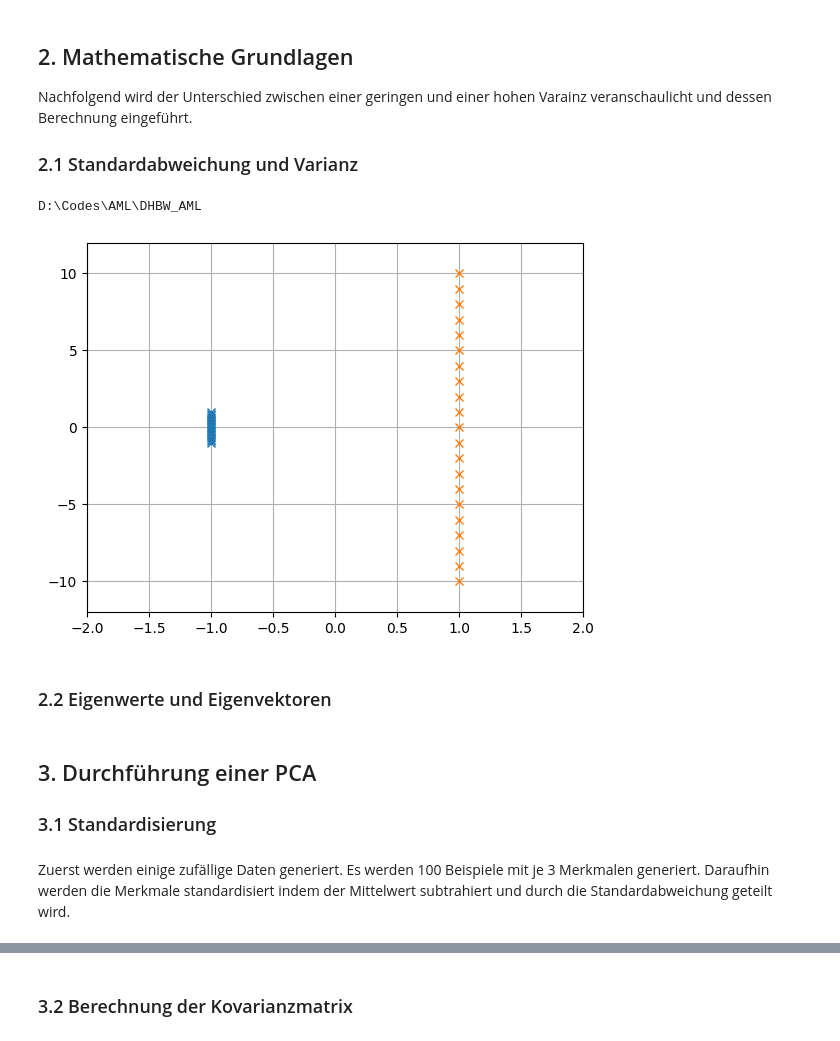
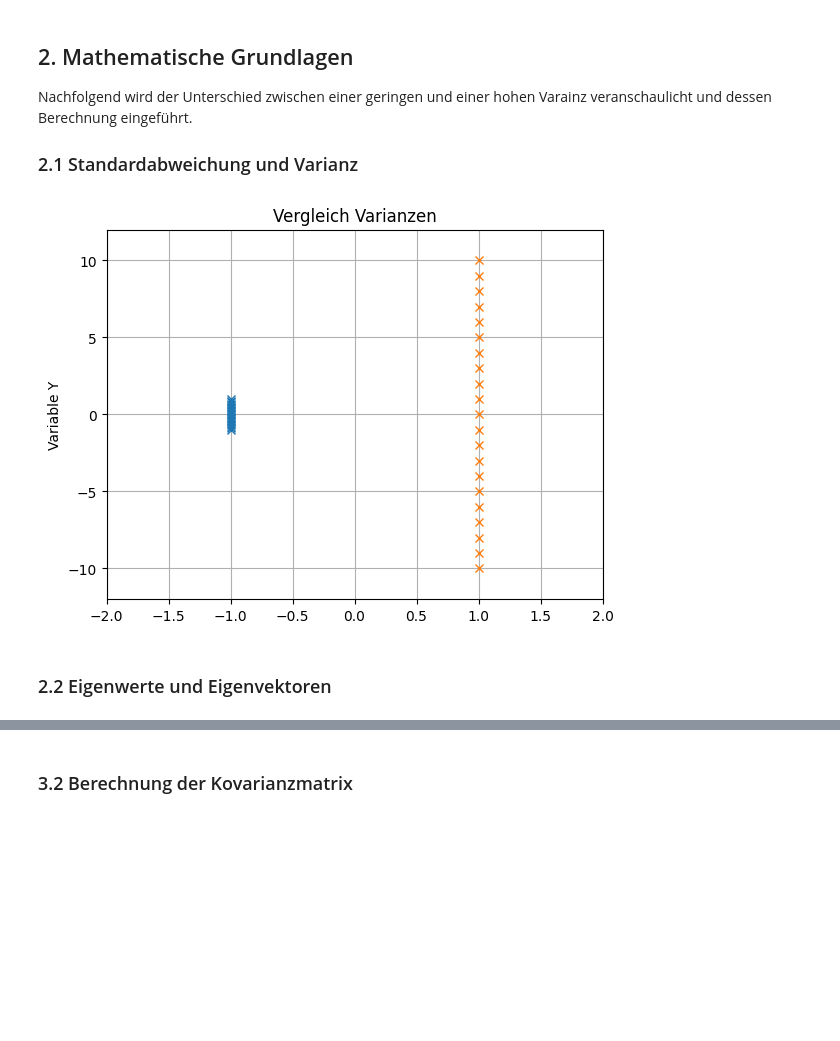
Before and after one commit to MoritzMSP/DHBW_AML, a Jupyter notebook: PCA.ipynb, the cells around one changed output, grey strips where cells are left out. Drawn from its saved outputs; the diff is of its cells as text; code cells hidden in the pictures; blank space fills up the shorter version.

Commit message:
Adds plots

```diff
--- a/PCA.ipynb
+++ b/PCA.ipynb
@@ -27,24 +27,22 @@ Nachfolgend wird der Unterschied zwischen einer geringen und einer hohen Varainz
 # %%
 #Erstellen von Daten
 X1 = np.arange(-1, 1.1, 0.1)
 X2 = np.arange(-10, 11, 1)
 Y1 = np.repeat(-1,len(X1))
 Y2 = np.repeat(1,len(X2))
 
 #Plotten von Daten
 plt.plot(Y1, X1, 'x')
 plt.plot(Y2, X2, 'x')
 
 #Formatierung des Plots
 plt.grid()
 plt.xlim(-2, 2)
 plt.ylim(-12, 12)
-
-#Speichern des Plots
-plt.savefig('Figures/Std_Var.pdf')
+plt.title("Vergleich Varianzen")
+plt.ylabel('Variable Y')
 plt.show()
 # %% [output]
-D:\Codes\AML\DHBW_AML
-[figure, old version]
+[figure, new version]
 # %% [markdown]
 ### 2.2 Eigenwerte und Eigenvektoren
@@ -59,7 +48,0 @@ D:\Codes\AML\DHBW_AML
-# %% [markdown]
-## 3. Durchführung einer PCA
-
-### 3.1 Standardisierung
-# %% [markdown]
-Zuerst werden einige zufällige Daten generiert. Es werden 100 Beispiele mit je 3 Merkmalen generiert.
-Daraufhin werden die Merkmale standardisiert indem der Mittelwert subtrahiert und durch die Standardabweichung geteilt wird.
```
Also changed, not shown: parts of 30 cells of this notebook, 3 other files.
